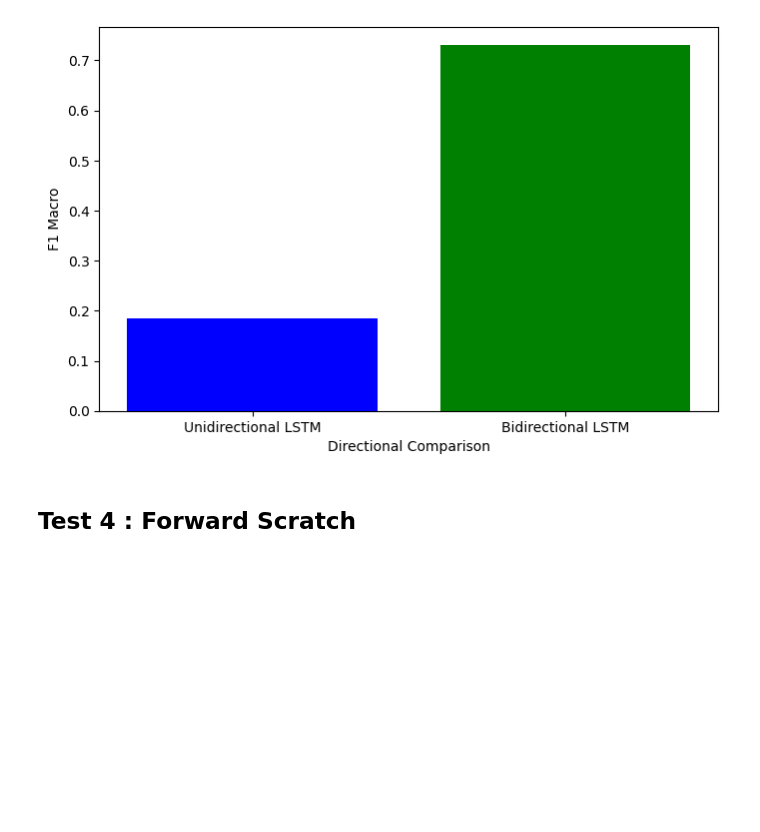
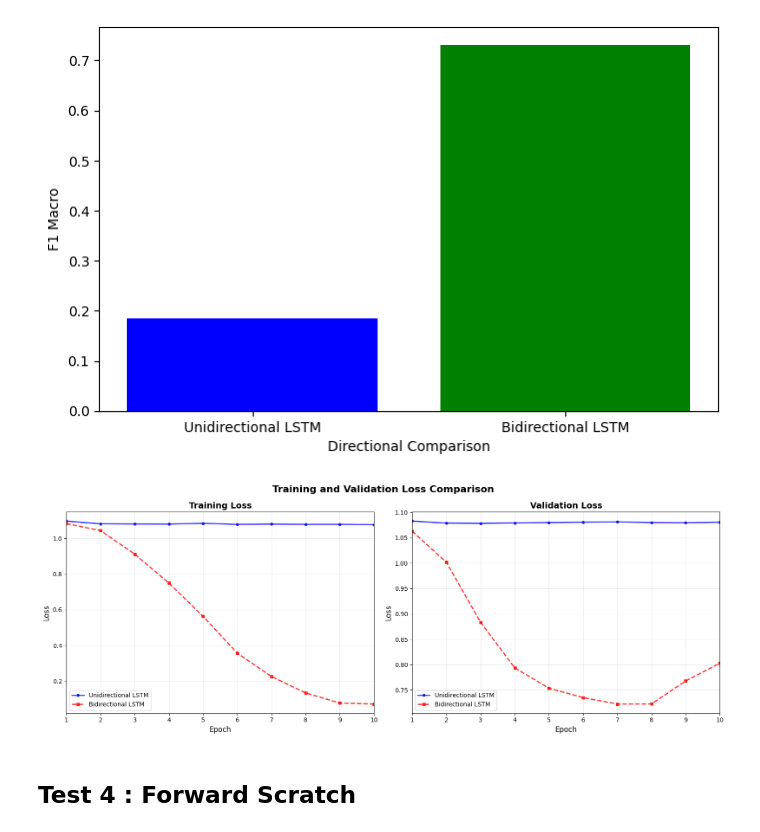
Before and after one commit to fauzanazz/Tubes2_IF3270-CNN-RNN-Scratch, a Jupyter notebook: src/LSTM/Testing.ipynb, the cells around one changed output. Saved outputs shown, nothing was run; the diff lists cells and outputs as text; code cells hidden in the pictures; blank space fills up the shorter version.

```diff
--- a/src/LSTM/Testing.ipynb
+++ b/src/LSTM/Testing.ipynb
@@ -409,6 +428,14 @@ plt.ylabel('F1 Macro')
 # %% [output]
 Text(0, 0.5, 'F1 Macro')
 [figure]
+# %%
+plot_loss_curves(
+    history_3_1,
+    history_3_2,
+    labels=["Unidirectional LSTM", "Bidirectional LSTM"]
+)
+# %% [output]
+[figure, added]
 # %% [markdown]
 ## Test 4 : Forward Scratch
 # %%
```
Also changed, not shown: parts of 10 cells of this notebook, 11 other files.
